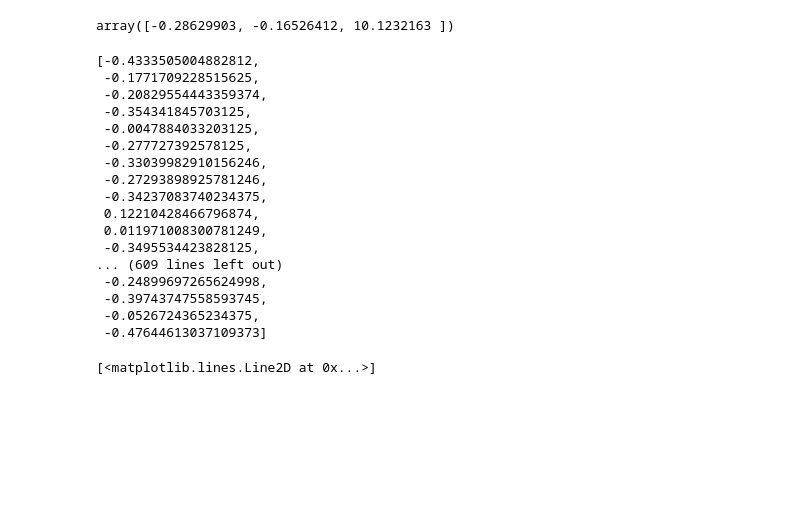
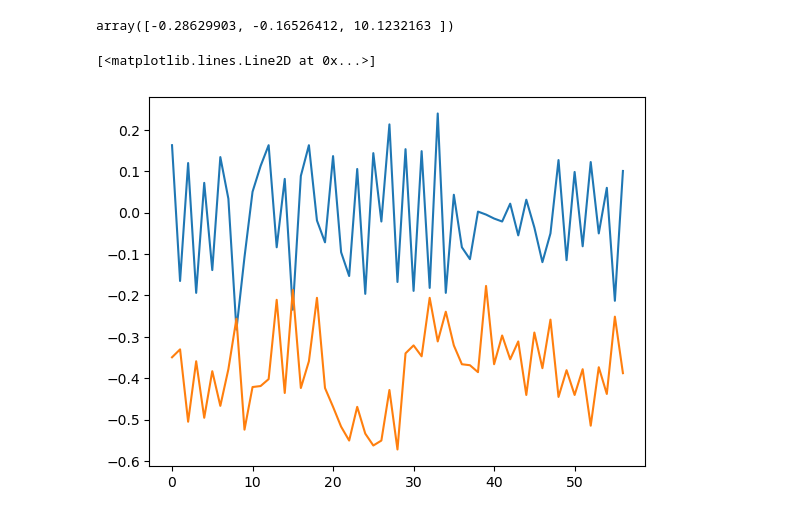
Before and after one commit to legonko/Final-project, a Jupyter notebook: tools/mpu6050.ipynb, the cells around one changed output. Drawn from its saved outputs; the diff is of its cells as text; code cells hidden in the pictures; blank space fills up the shorter version.

```diff
--- a/tools/mpu6050.ipynb
+++ b/tools/mpu6050.ipynb
@@ -16,6 +16,7 @@ class mpu6050:
     GRAVITIY_MS2 = 9.80665
     address = 0x68
     bus = smbus.SMBus(0)
+    time.sleep(0.5)
     # Scale Modifiers
     ACCEL_SCALE_MODIFIER_2G = 16384.0
     ACCEL_SCALE_MODIFIER_4G = 8192.0
@@ -383,12 +384,14 @@ my_filter = KalmanFilter(dim_x=3, dim_z=3)
 my_filter.x = np.zeros(3)       # initial state (location and velocity)
 my_filter.F = np.eye(3)    # state transition matrix
 my_filter.H = np.eye(3)    # Measurement function
-my_filter.P = np.eye(3) * 1000                 # covariance matrix
-# my_filter.R = 5                      # state uncertainty
-# my_filter.Q = 5 # process uncertainty
+my_filter.P = np.eye(3) * 100                 # covariance matrix
+my_filter.R = 5                      # state uncertainty
+my_filter.Q = 5 # process uncertainty
 all_data = []
 x_kf = []
+y_kf = []
 vx_all = []
+vy_all = []
 
 while True:
     accel_data = mpu.get_accel_data()
@@ -403,10 +406,12 @@ while True:
     a_estimated = my_filter.x
     ax_est, ay_est = a_estimated[0], a_estimated[1]
     x_kf.append(ax_est)
+    y_kf.append(ay_est)
     dt = time_now - time_old
     vx += ax_est * dt
     vx_all.append(vx)
     vy += ay_est * dt
+    vy_all.append(vy)
     time_old = time_now
 
     time.sleep(0.05)
@@ -426,24 +437,6 @@ with open('saved_axkf', 'wb') as file:
 # %%
-[p['x'] for p in all_data]
+plt.plot([p['x'] for p in all_data])
+plt.plot([p['y'] for p in all_data])
 # %% [output]
-[-0.4333505004882812,
- -0.1771709228515625,
- -0.20829554443359374,
- -0.354341845703125,
- -0.0047884033203125,
- -0.277727392578125,
- -0.33039982910156246,
- -0.27293898925781246,
- -0.34237083740234375,
- 0.12210428466796874,
- 0.011971008300781249,
- -0.3495534423828125,
-... (609 lines left out)
- -0.24899697265624998,
- -0.39743747558593745,
- -0.0526724365234375,
- -0.47644613037109373]
+[<matplotlib.lines.Line2D at 0x...>]
+[figure, added]
-# %%
-plt.plot([p['y'] for p in all_data])
-# %% [output]
-[<matplotlib.lines.Line2D at 0x...>]
```
Also changed, not shown: parts of 6 cells of this notebook, 5 other files.
